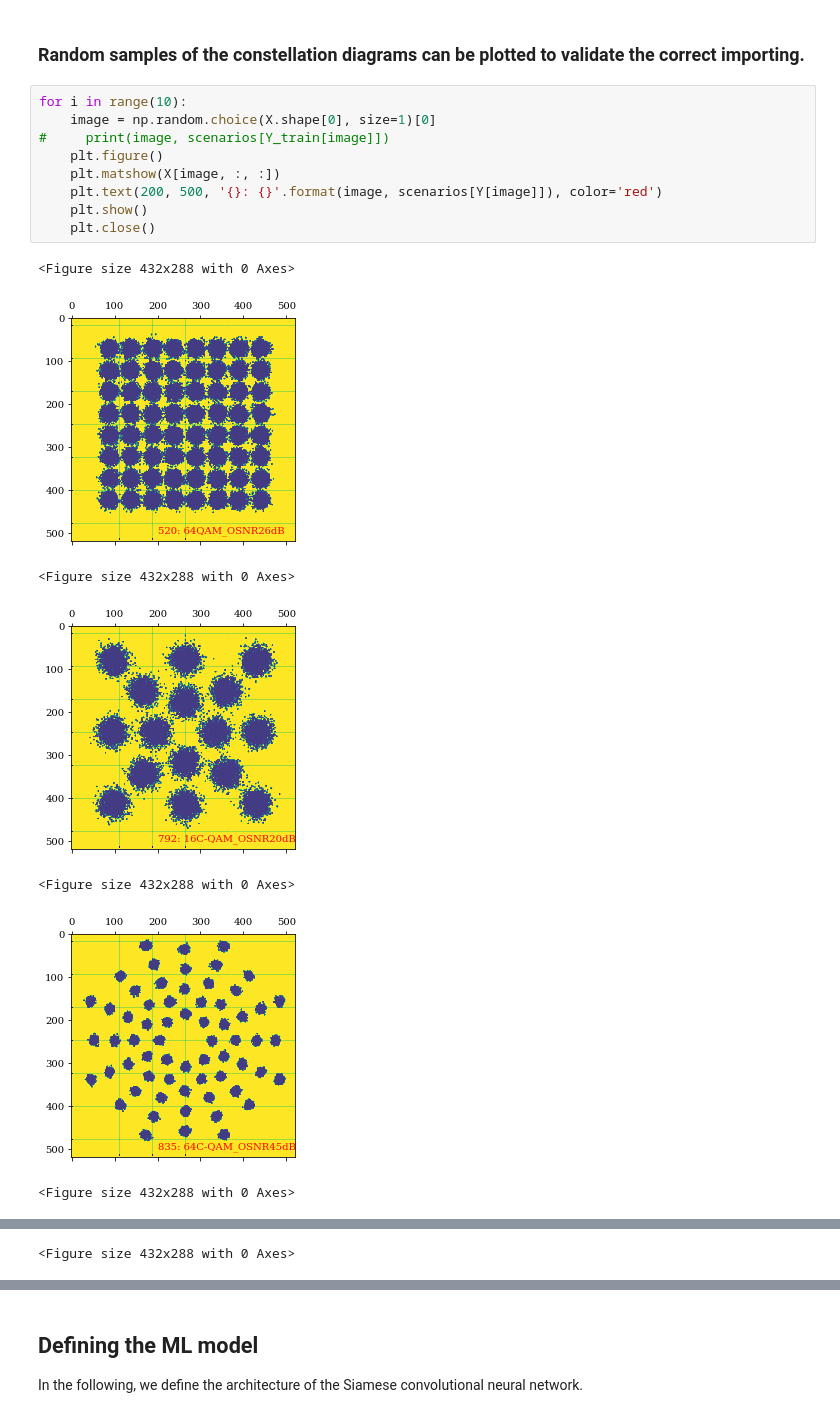
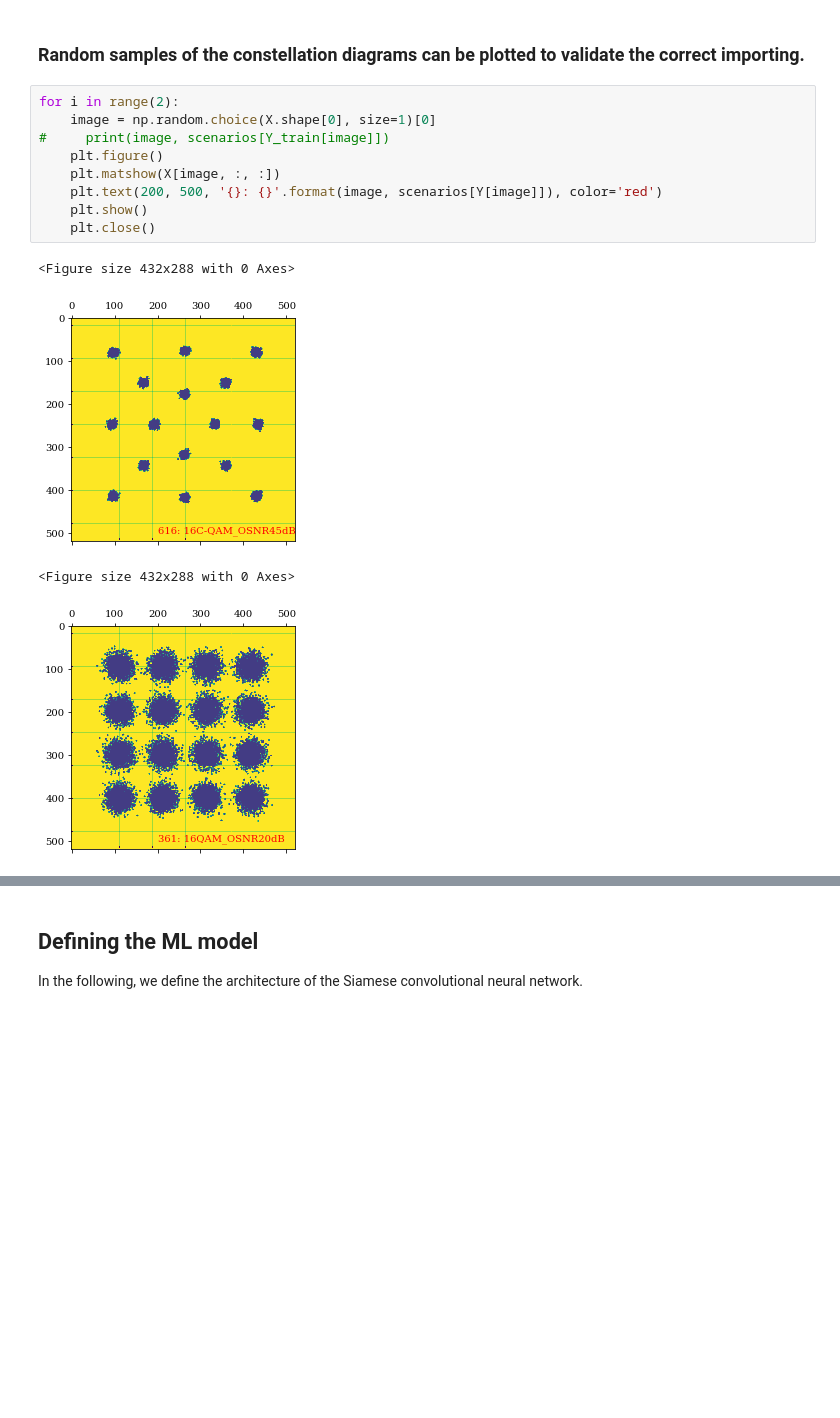
Before and after one commit to carlosnatalino/osa-networks-one-shot-learning, a Jupyter notebook: importing-training.ipynb, the cells around one changed output, grey strips where cells are left out. Saved outputs shown, nothing was run; the diff lists cells and outputs as text; blank space fills up the shorter version.

```diff
--- a/importing-training.ipynb
+++ b/importing-training.ipynb
@@ -127,19 +127,16 @@ done
 # %% [markdown]
 ### Random samples of the constellation diagrams can be plotted to validate the correct importing.
 # %%
-for i in range(10):
+for i in range(2):
     image = np.random.choice(X.shape[0], size=1)[0]
 #     print(image, scenarios[Y_train[image]])
     plt.figure()
     plt.matshow(X[image, :, :])
     plt.text(200, 500, '{}: {}'.format(image, scenarios[Y[image]]), color='red')
     plt.show()
     plt.close()
 # %% [output]
 <Figure size 432x288 with 0 Axes>
-[figure, old version]
+[figure, new version]
 <Figure size 432x288 with 0 Axes>
-[figure, old version]
+[figure, new version]
-<Figure size 432x288 with 0 Axes>
-[figure, removed]
-<Figure size 432x288 with 0 Axes>
@@ -147 +142,0 @@ for i in range(10):
-<Figure size 432x288 with 0 Axes>
```
Also changed, not shown: parts of 3 cells of this notebook.
